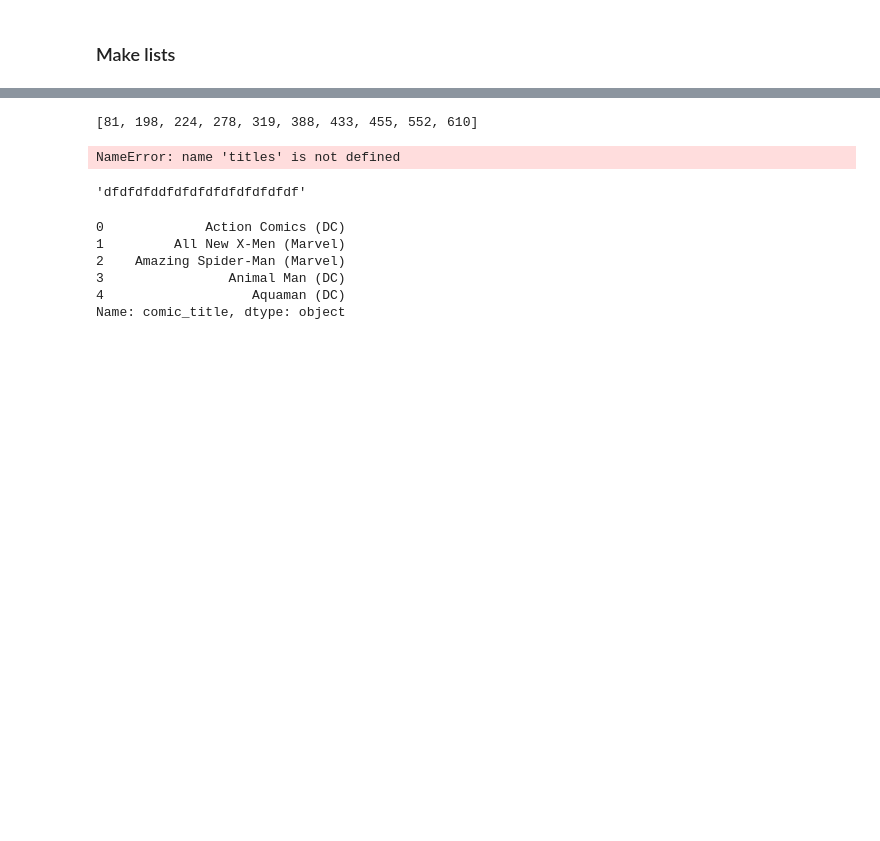
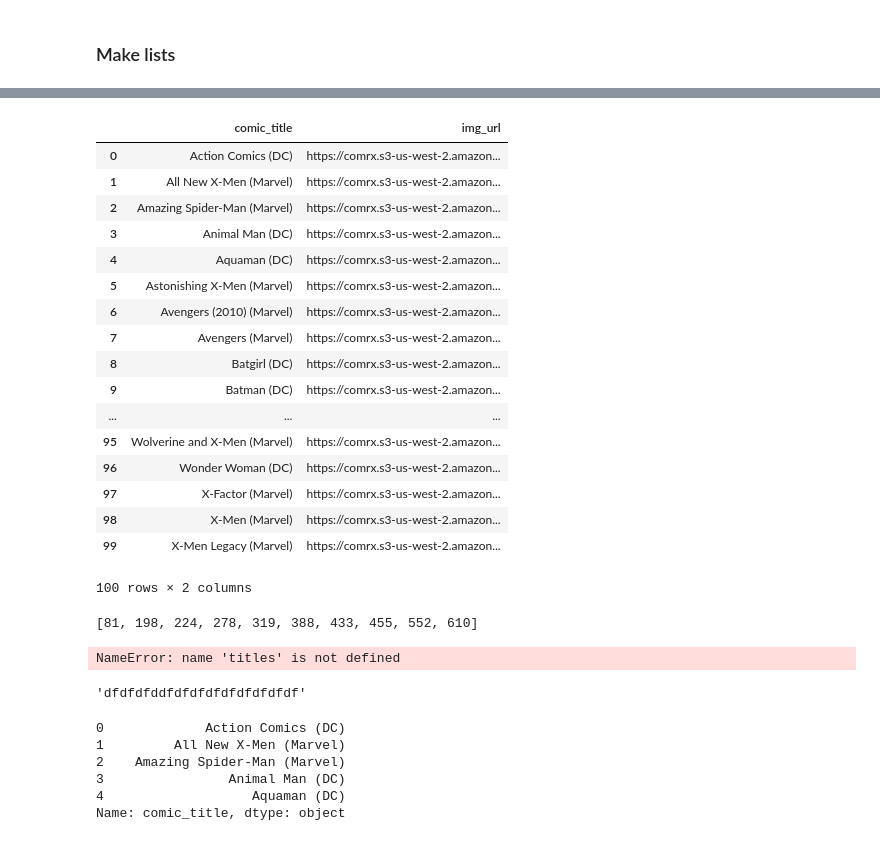
Before and after one commit to werlindo/comics_rx, a Jupyter notebook: comrx/create_lists_for_dropdowns.ipynb, the cells around one changed output, grey strips where cells are left out. Cells and saved outputs as stored; diff of their text form; code cells hidden in the pictures; blank space fills up the shorter version.

```diff
--- a/comrx/create_lists_for_dropdowns.ipynb
+++ b/comrx/create_lists_for_dropdowns.ipynb
@@ -169,3 +239,24 @@ coms.head()
+# %%
+coms2
+# %% [output]
+|  | comic_title | img_url |
+| 0 | Action Comics (DC) | https://comrx.s3-us-west-2.amazon... |
+| 1 | All New X-Men (Marvel) | https://comrx.s3-us-west-2.amazon... |
+| 2 | Amazing Spider-Man (Marvel) | https://comrx.s3-us-west-2.amazon... |
+| 3 | Animal Man (DC) | https://comrx.s3-us-west-2.amazon... |
+| 4 | Aquaman (DC) | https://comrx.s3-us-west-2.amazon... |
+| 5 | Astonishing X-Men (Marvel) | https://comrx.s3-us-west-2.amazon... |
+| 6 | Avengers (2010) (Marvel) | https://comrx.s3-us-west-2.amazon... |
+| 7 | Avengers (Marvel) | https://comrx.s3-us-west-2.amazon... |
+| 8 | Batgirl (DC) | https://comrx.s3-us-west-2.amazon... |
+| 9 | Batman (DC) | https://comrx.s3-us-west-2.amazon... |
+| ... | ... | ... |
+| 95 | Wolverine and X-Men (Marvel) | https://comrx.s3-us-west-2.amazon... |
+| 96 | Wonder Woman (DC) | https://comrx.s3-us-west-2.amazon... |
+| 97 | X-Factor (Marvel) | https://comrx.s3-us-west-2.amazon... |
+| 98 | X-Men (Marvel) | https://comrx.s3-us-west-2.amazon... |
+| 99 | X-Men Legacy (Marvel) | https://comrx.s3-us-west-2.amazon... |
+100 rows × 2 columns
 # %%
 ids = coms['comic_id'].tolist()
 # %%
```
Also changed, not shown: parts of 14 cells of this notebook, 7 other files.
